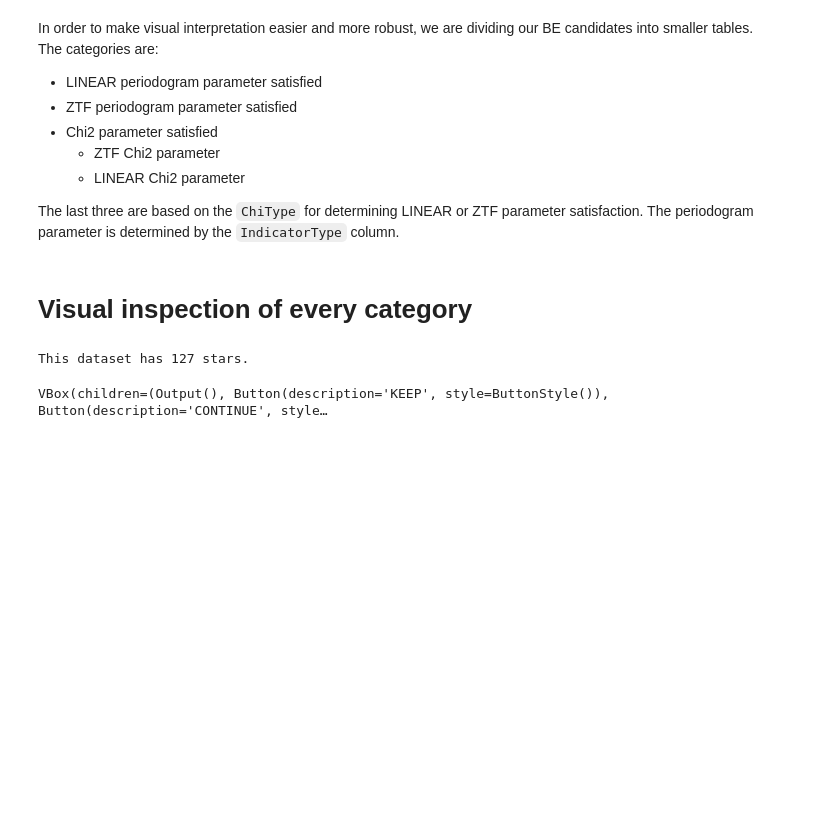
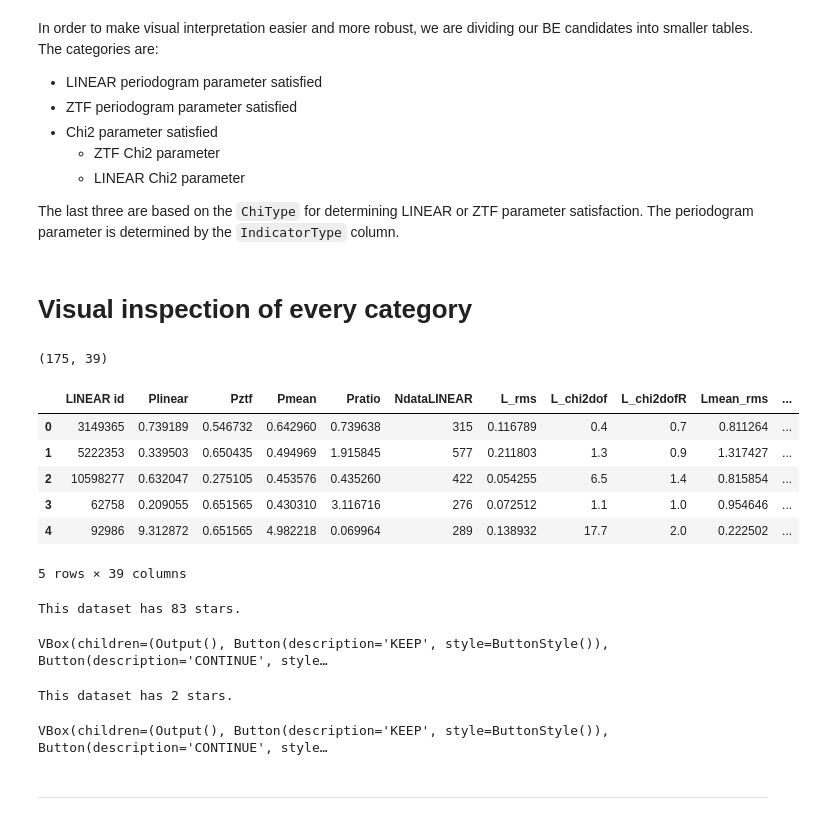
Before and after one commit to emadonev/var_stars, a Jupyter notebook: nbs/05_Determining_BE_candidates.ipynb, the cells around one changed output. Saved outputs shown, nothing was run; the diff lists cells and outputs as text; code cells hidden in the pictures; blank space fills up the shorter version.

```diff
--- a/nbs/05_Determining_BE_candidates.ipynb
+++ b/nbs/05_Determining_BE_candidates.ipynb
@@ -228,8 +220,22 @@ In order to make visual interpretation easier and more robust, we are dividing o
 The last three are based on the `ChiType` for determining LINEAR or ZTF parameter satisfaction. The periodogram parameter is determined by the `IndicatorType` column.
 # %% [markdown]
 # Visual inspection of every category
+# %%
+be_other = blazhko_can[(blazhko_can['IndicatorType']!= 'Z') & (blazhko_can['IndicatorType']!= 'L')&(blazhko_can['ChiType']!='Z')&(blazhko_can['ChiType']!='L')]
+be_other = be_other.reset_index(drop=True)
+print(be_other.shape)
+be_other.head()
+# %% [output]
+(175, 39)
+|  | LINEAR id | Plinear | Pztf | Pmean | Pratio | NdataLINEAR | L_rms | L_chi2dof | L_chi2dofR | Lmean_rms | ... |
+| 0 | 3149365 | 0.739189 | 0.546732 | 0.642960 | 0.739638 | 315 | 0.116789 | 0.4 | 0.7 | 0.811264 | ... |
+| 1 | 5222353 | 0.339503 | 0.650435 | 0.494969 | 1.915845 | 577 | 0.211803 | 1.3 | 0.9 | 1.317427 | ... |
+| 2 | 10598277 | 0.632047 | 0.275105 | 0.453576 | 0.435260 | 422 | 0.054255 | 6.5 | 1.4 | 0.815854 | ... |
+| 3 | 62758 | 0.209055 | 0.651565 | 0.430310 | 3.116716 | 276 | 0.072512 | 1.1 | 1.0 | 0.954646 | ... |
+| 4 | 92986 | 9.312872 | 0.651565 | 4.982218 | 0.069964 | 289 | 0.138932 | 17.7 | 2.0 | 0.222502 | ... |
+5 rows × 39 columns
 # %%
-BE_candidates_ztf_per = category_analysis(blazhko_can, 'IndicatorType', 'Z', fits, periodogr, ztf_data, dataLINEAR, 'ztf_periodogram')
+BE_candidates_ztf_per = category_analysis(blazhko_can, fits, periodogr, ztf_data, dataLINEAR, 'ztf_periodogram',id_list=None,parameter='IndicatorType', value='Z')
 # %% [output]
-This dataset has 127 stars.
+This dataset has 83 stars.
 VBox(children=(Output(), Button(description='KEEP', style=ButtonStyle()), Button(description='CONTINUE', style…
@@ -235,0 +246,6 @@ VBox(children=(Output(), Button(description='KEEP', style=ButtonStyle()), Button
+# %%
+blazhko_can_ztf = pd.read_csv('../outputs/blazhko_listztf_periodogram.csv')
+BE_candidates_ztf_per = category_analysis(blazhko_can_ztf, fits, periodogr, ztf_data, dataLINEAR, 'ztf_periodogram',id_list=None,parameter='IndicatorType', value='Z')
+# %% [output]
+This dataset has 2 stars.
+VBox(children=(Output(), Button(description='KEEP', style=ButtonStyle()), Button(description='CONTINUE', style…
@@ -236 +256,3 @@ VBox(children=(Output(), Button(description='KEEP', style=ButtonStyle()), Button
+# %% [markdown]
+---
 # %%
```
Also changed, not shown: parts of 21 cells of this notebook, 23 other files.
